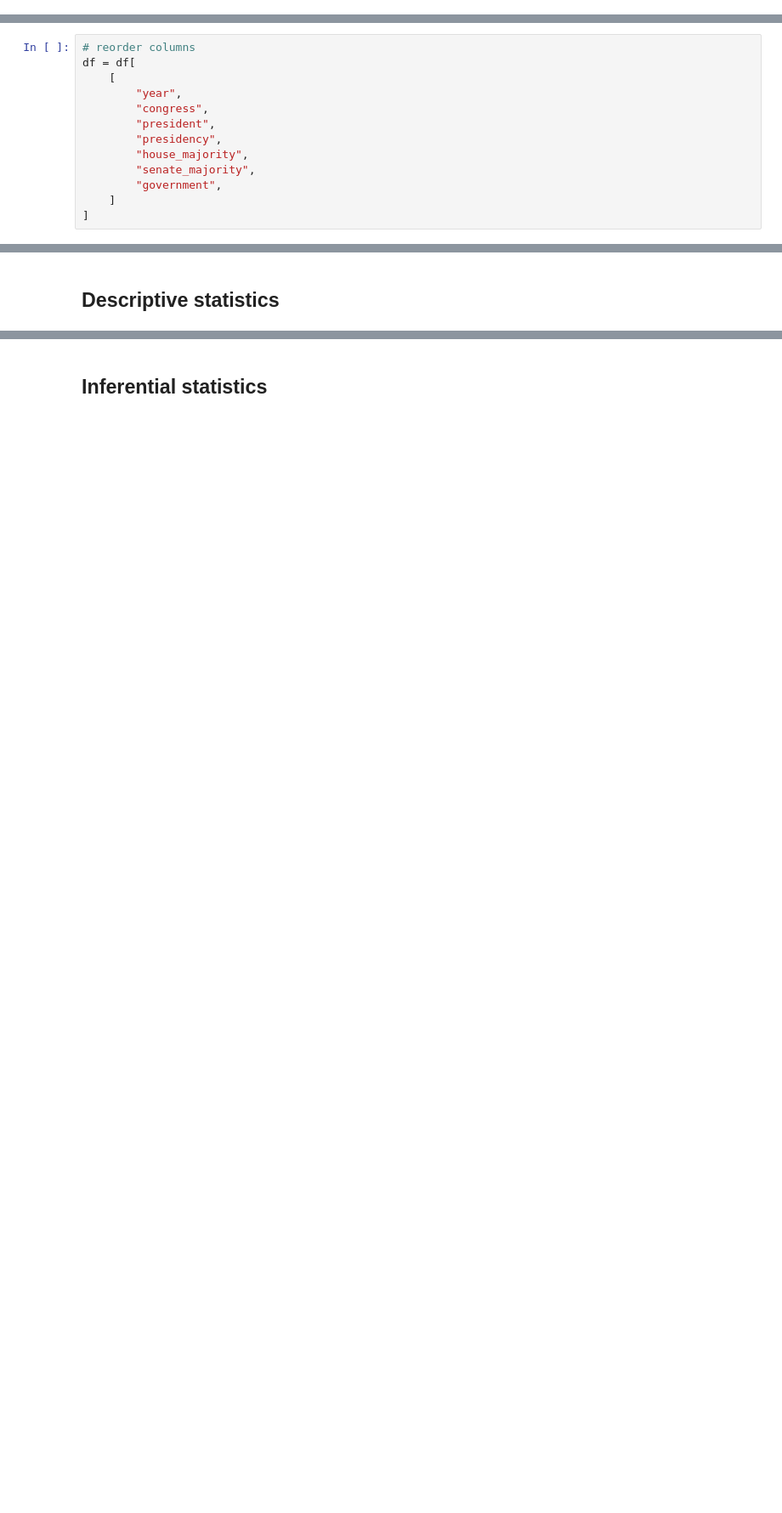
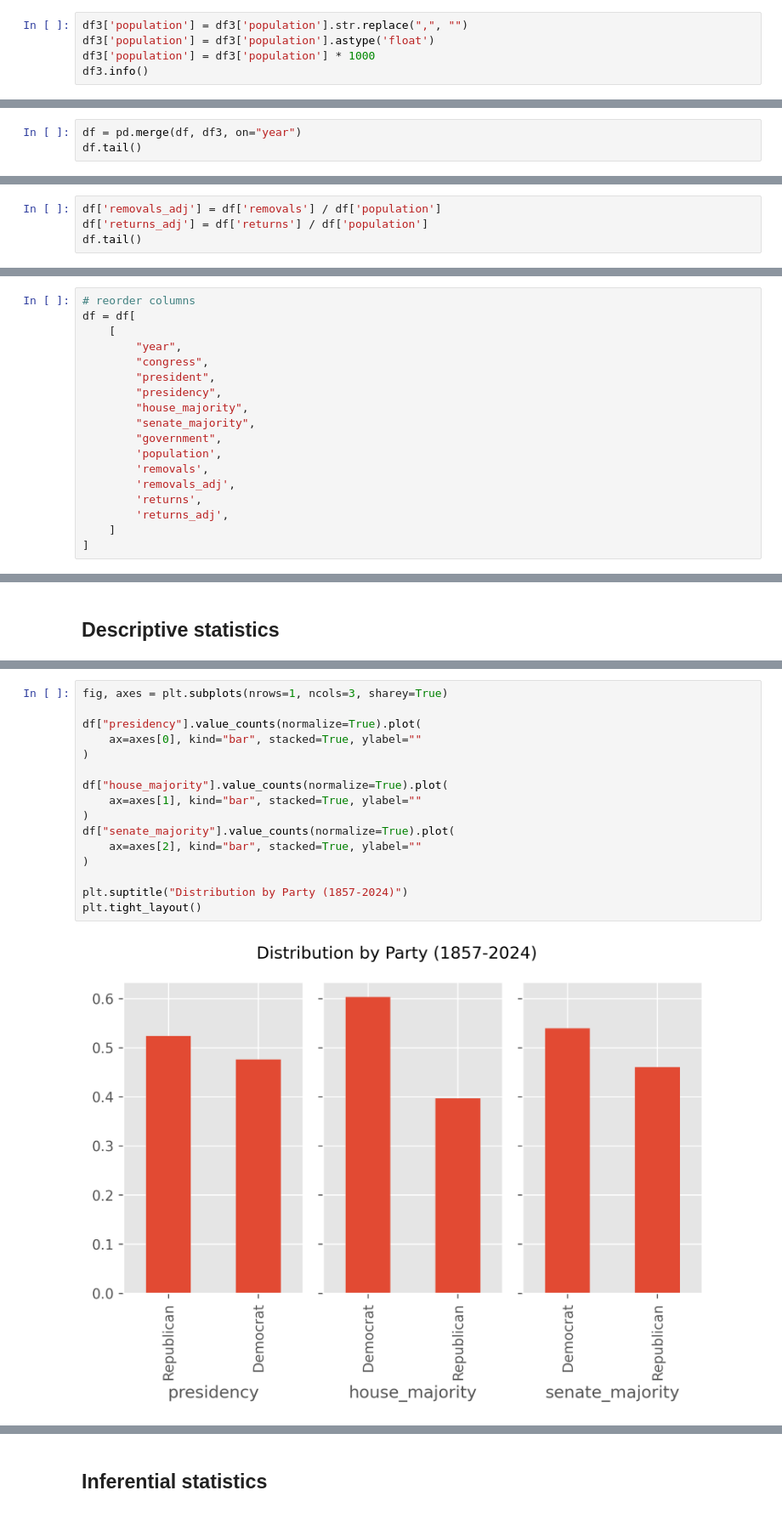
Before and after one commit to noah-art3mis/stats-assignment-2, a Jupyter notebook: removal.ipynb, the cells around one changed output, grey strips where cells are left out. Shown at 85% size. Saved outputs shown, nothing was run; the diff lists cells and outputs as text; blank space fills up the shorter version.

```diff
--- a/removal.ipynb
+++ b/removal.ipynb
@@ -247,0 +353,5 @@ Now we have nice columns and categories to group our numerical data by.
+# %%
+df3['population'] = df3['population'].str.replace(",", "")
+df3['population'] = df3['population'].astype('float')
+df3['population'] = df3['population'] * 1000
+df3.info()
@@ -247,0 +368,3 @@ Now we have nice columns and categories to group our numerical data by.
+# %%
+df = pd.merge(df, df3, on="year")
+df.tail()
@@ -247,0 +378,4 @@ Now we have nice columns and categories to group our numerical data by.
+# %%
+df['removals_adj'] = df['removals'] / df['population']
+df['returns_adj'] = df['returns'] / df['population']
+df.tail()
@@ -268,5 +414,10 @@ df = df[
         "house_majority",
         "senate_majority",
         "government",
+        'population',
+        'removals',
+        'removals_adj',
+        'returns',
+        'returns_adj',
     ]
 ]
@@ -338,0 +457,18 @@ sns.pointplot(x="capacity_ann", y="type", data=df_n);
+# %%
+fig, axes = plt.subplots(nrows=1, ncols=3, sharey=True)
+
+df["presidency"].value_counts(normalize=True).plot(
+    ax=axes[0], kind="bar", stacked=True, ylabel=""
+)
+
+df["house_majority"].value_counts(normalize=True).plot(
+    ax=axes[1], kind="bar", stacked=True, ylabel=""
+)
+df["senate_majority"].value_counts(normalize=True).plot(
+    ax=axes[2], kind="bar", stacked=True, ylabel=""
+)
+
+plt.suptitle("Distribution by Party (1857-2024)")
+plt.tight_layout()
+# %% [output]
+[figure, added]
```
Also changed, not shown: parts of 76 cells of this notebook, 4 other files.
